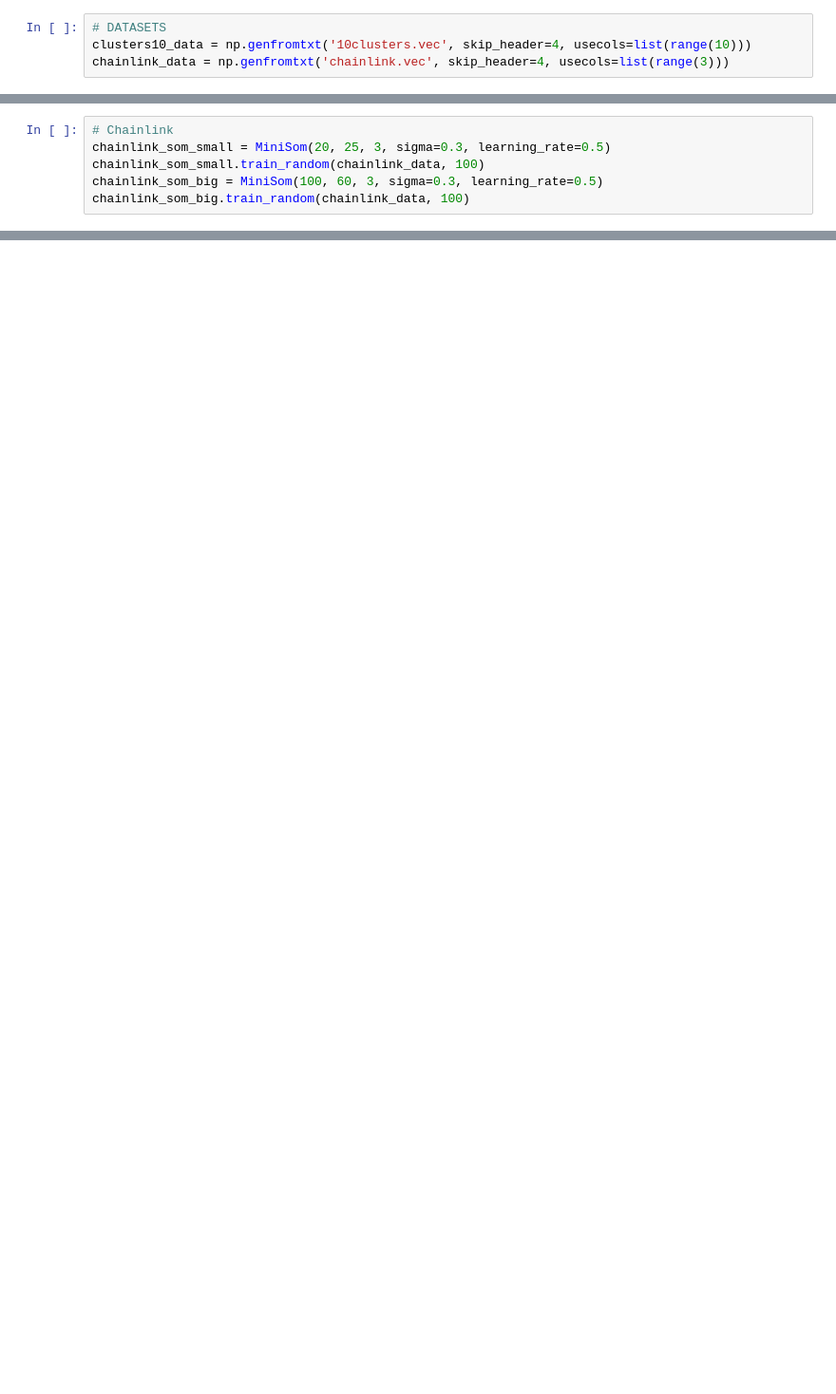
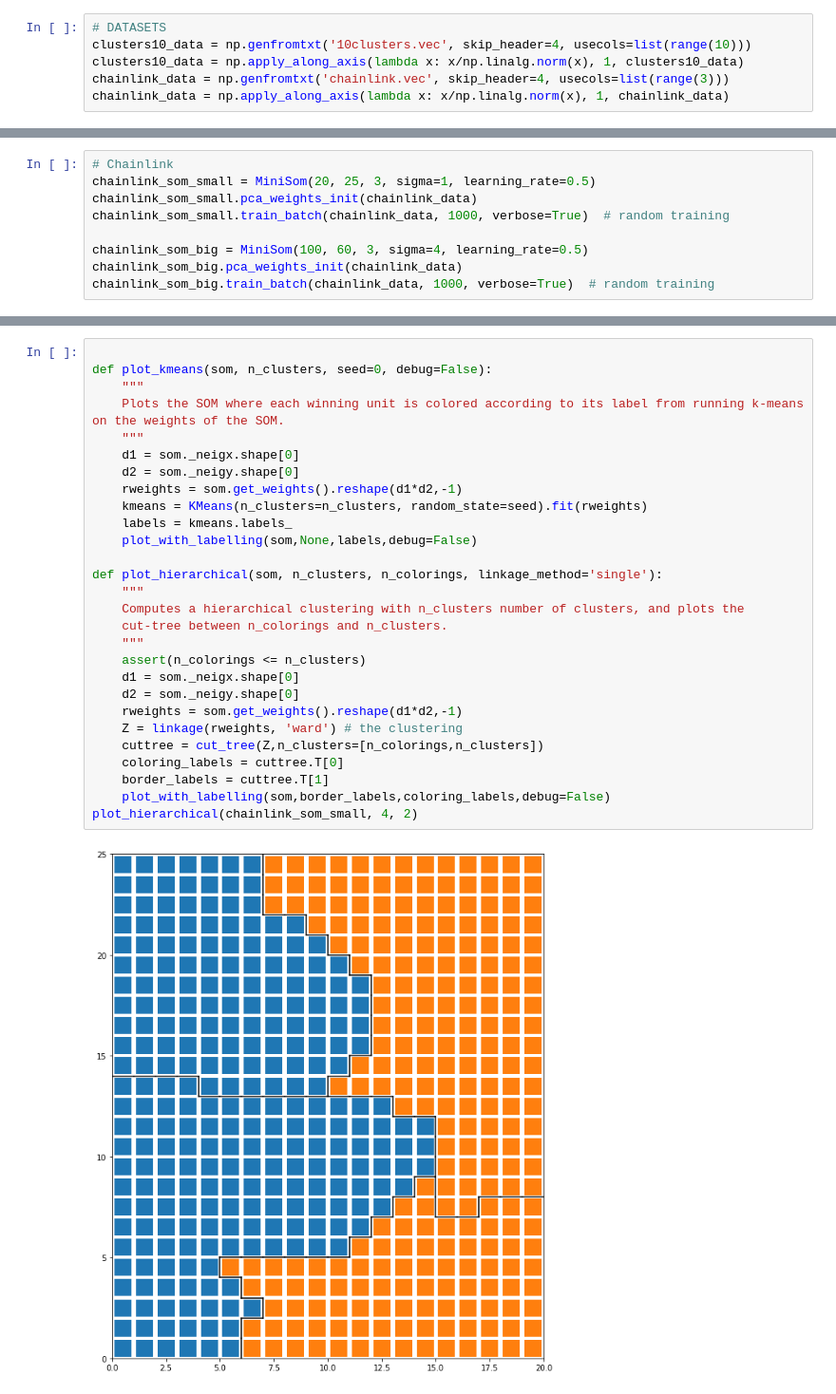
Before and after one commit to mikkelmilo/SOM-Clustering-Visualisations, a Jupyter notebook: SOM Assignment.ipynb, the cells around one changed output, grey strips where cells are left out. Shown at 95% size. Drawn from its saved outputs; the diff is of its cells as text; blank space fills up the shorter version.

```diff
--- a/SOM Assignment.ipynb
+++ b/SOM Assignment.ipynb
@@ -8,7 +9,9 @@ from minisom import MiniSom
 # %%
 # DATASETS
 clusters10_data = np.genfromtxt('10clusters.vec', skip_header=4, usecols=list(range(10)))
+clusters10_data = np.apply_along_axis(lambda x: x/np.linalg.norm(x), 1, clusters10_data)
 chainlink_data = np.genfromtxt('chainlink.vec', skip_header=4, usecols=list(range(3)))
+chainlink_data = np.apply_along_axis(lambda x: x/np.linalg.norm(x), 1, chainlink_data)
 # %%
 # Clusters10
 clusters10_som_small = MiniSom(20, 25, 10, sigma=0.3, learning_rate=0.5)
@@ -17,7 +20,10 @@ clusters10_som_big = MiniSom(100, 60, 10, sigma=0.3, learning_rate=0.5)
 clusters10_som_big.train_random(clusters10_data, 100)
 # %%
 # Chainlink
-chainlink_som_small = MiniSom(20, 25, 3, sigma=0.3, learning_rate=0.5)
-chainlink_som_small.train_random(chainlink_data, 100)
-chainlink_som_big = MiniSom(100, 60, 3, sigma=0.3, learning_rate=0.5)
-chainlink_som_big.train_random(chainlink_data, 100)
+chainlink_som_small = MiniSom(20, 25, 3, sigma=1, learning_rate=0.5)
+chainlink_som_small.pca_weights_init(chainlink_data)
+chainlink_som_small.train_batch(chainlink_data, 1000, verbose=True)  # random training
+
+chainlink_som_big = MiniSom(100, 60, 3, sigma=4, learning_rate=0.5)
+chainlink_som_big.pca_weights_init(chainlink_data)
+chainlink_som_big.train_batch(chainlink_data, 1000, verbose=True)  # random training
@@ -23,0 +85,30 @@ chainlink_som_big.train_random(chainlink_data, 100)
+# %%
+
+def plot_kmeans(som, n_clusters, seed=0, debug=False):
+    """
+    Plots the SOM where each winning unit is colored according to its label from running k-means on the weights of the SOM.
+    """
+    d1 = som._neigx.shape[0]
+    d2 = som._neigy.shape[0]
+    rweights = som.get_weights().reshape(d1*d2,-1)
+    kmeans = KMeans(n_clusters=n_clusters, random_state=seed).fit(rweights)
+    labels = kmeans.labels_
+    plot_with_labelling(som,None,labels,debug=False)
+
+def plot_hierarchical(som, n_clusters, n_colorings, linkage_method='single'):
+    """
+    Computes a hierarchical clustering with n_clusters number of clusters, and plots the
+    cut-tree between n_colorings and n_clusters.
+    """
+    assert(n_colorings <= n_clusters)
+    d1 = som._neigx.shape[0]
+    d2 = som._neigy.shape[0]
+    rweights = som.get_weights().reshape(d1*d2,-1)
+    Z = linkage(rweights, 'ward') # the clustering
+    cuttree = cut_tree(Z,n_clusters=[n_colorings,n_clusters])
+    coloring_labels = cuttree.T[0]
+    border_labels = cuttree.T[1]
+    plot_with_labelling(som,border_labels,coloring_labels,debug=False)
+plot_hierarchical(chainlink_som_small, 4, 2)
+# %% [output]
+[figure, added]
```
Also changed, not shown: parts of 9 cells of this notebook, 1 other file.
